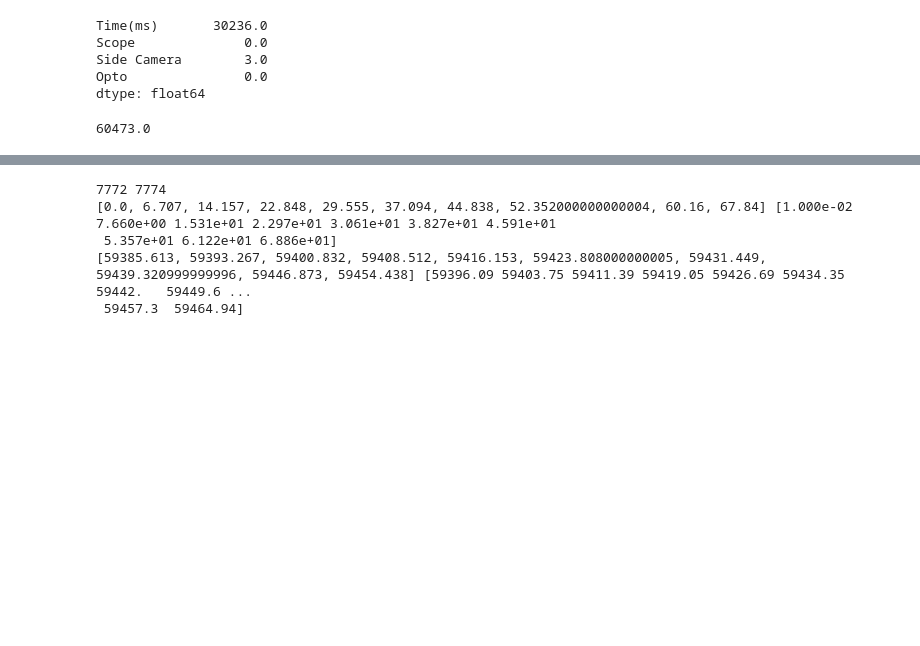
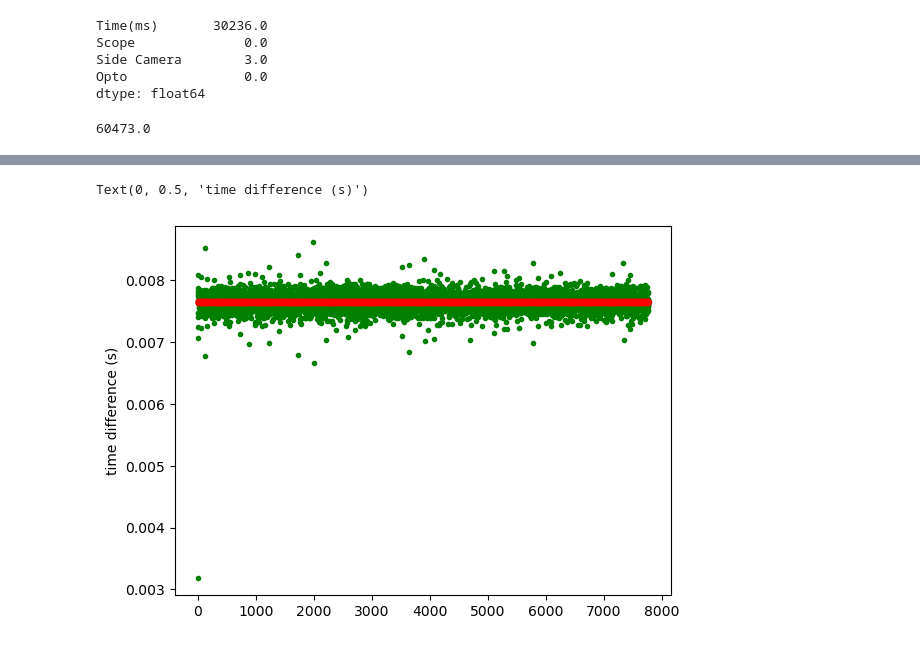
Before and after one commit to ptarabishi/maui_codebook, a Jupyter notebook: notebooks/2026_02_05_timesynch.ipynb, the cells around one changed output, grey strips where cells are left out. Cells and saved outputs as stored; diff of their text form; code cells hidden in the pictures; blank space fills up the shorter version.

```diff
--- a/notebooks/2026_02_05_timesynch.ipynb
+++ b/notebooks/2026_02_05_timesynch.ipynb
@@ -167,10 +163,0 @@ plt.xlim(59000,60000)
-# %%
-print(len(relative_bonsai_timestamps), len(camera_timestamps_ttl))
-print(relative_bonsai_timestamps_ms[0:10], camera_timestamps_ttl[0:10])
-print(relative_bonsai_timestamps_ms[-10:], camera_timestamps_ttl[-10:])
-# %% [output]
-7772 7774
-[0.0, 6.707, 14.157, 22.848, 29.555, 37.094, 44.838, 52.352000000000004, 60.16, 67.84] [1.000e-02 7.660e+00 1.531e+01 2.297e+01 3.061e+01 3.827e+01 4.591e+01
- 5.357e+01 6.122e+01 6.886e+01]
-[59385.613, 59393.267, 59400.832, 59408.512, 59416.153, 59423.808000000005, 59431.449, 59439.320999999996, 59446.873, 59454.438] [59396.09 59403.75 59411.39 59419.05 59426.69 59434.35 59442.   59449.6 ...
- 59457.3  59464.94]
@@ -178,0 +164,9 @@ opto_frames = []
+# %%
+basler_ttl_diffs = [(camera_timestamps_ttl[i] - camera_timestamps_ttl[i-1])/1000 for i in range(1, len(camera_timestamps_ttl))]
+plt.plot(bonsai_timestamp_diffs[1:], marker='.', linestyle='None', color='g')
+
+plt.plot(basler_ttl_diffs, marker='.', linestyle='None', color='r', alpha=0.5)
+plt.ylabel('time difference (s)')
+# %% [output]
+Text(0, 0.5, 'time difference (s)')
+[figure, added]
```
Also changed, not shown: parts of 18 cells of this notebook.
